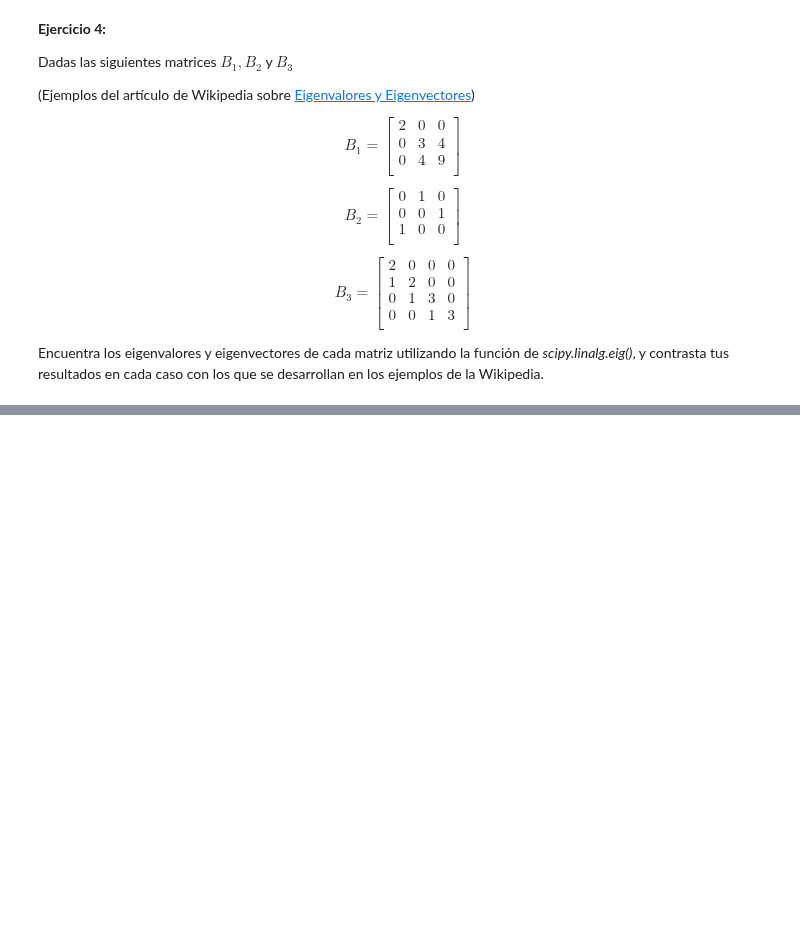
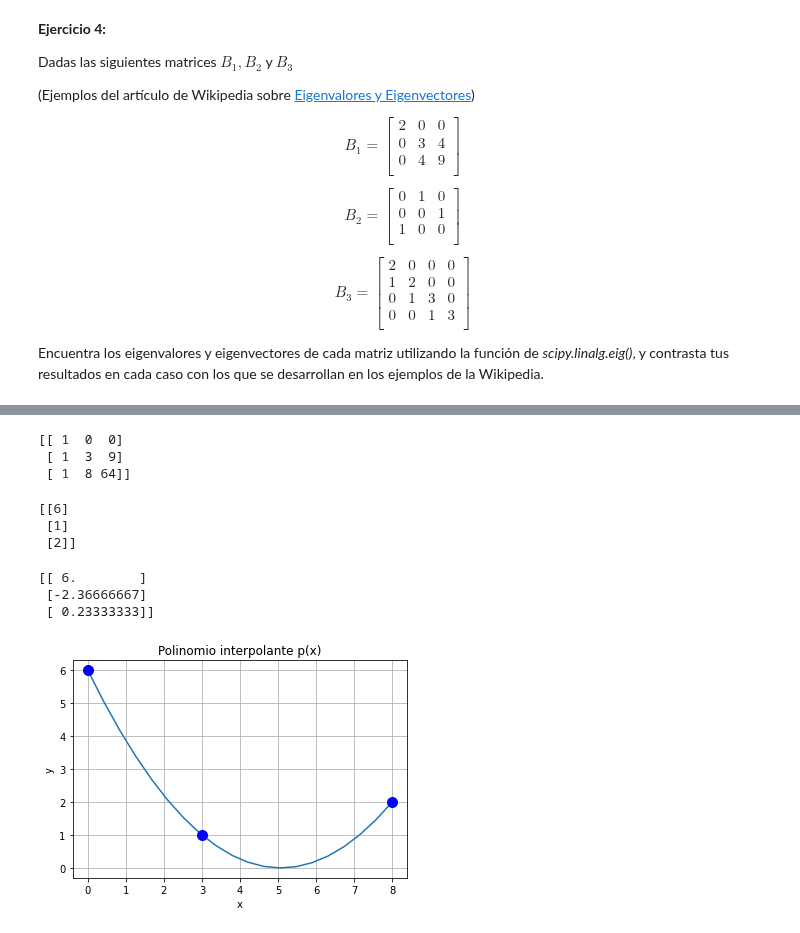
Before and after one commit to carloslizarragac/FisicaComputacional1, a Jupyter notebook: Actividad7.ipynb, the cells around one changed output, grey strips where cells are left out. Drawn from its saved outputs; the diff is of its cells as text; code cells hidden in the pictures; blank space fills up the shorter version.

```diff
--- a/Actividad7.ipynb
+++ b/Actividad7.ipynb
@@ -826,0 +892,39 @@ Encuentra los eigenvalores y eigenvectores de cada matriz utilizando la función
+# %%
+# Matriz de Vandermonde X para una parábola que pasa por x=0,3,8
+x = np.array([0,3,8])
+X = np.column_stack([[1,1,1],x,x**2])
+print(X)
+# %% [output]
+[[ 1  0  0]
+ [ 1  3  9]
+ [ 1  8 64]]
+# %%
+# El vector y que pasa por y=6,1,2
+y = np.array([6,1,2]).reshape(3,1)
+print(y)
+# %% [output]
+[[6]
+ [1]
+ [2]]
+# %%
+# Resolvemos la ecuación Xa = y, para los coeficientes desconocidos a
+# Usamos la función scipy.linalg.solve()
+a = la.solve(X,y)
+print(a)
+# %% [output]
+[[ 6.        ]
+ [-2.36666667]
+ [ 0.23333333]]
+# %%
+# Graficamos los resultados del polinomio interpolante de coeficientes a[0], a[1], y a[2]
+# Sobreponemos en la gráfica los puntos conocidos en azul con puntos ('b.')
+xs = np.linspace(0,8,20)
+ys = a[0] + a[1]*xs + a[2]*xs**2
+plt.plot(xs,ys,x,y,'b.',ms=20)
+plt.grid()
+plt.title('Polinomio interpolante p(x)')
+plt.xlabel('x')
+plt.ylabel('y')
+plt.show()
+# %% [output]
+[figure, added]
```
Also changed, not shown: parts of 24 cells of this notebook.
